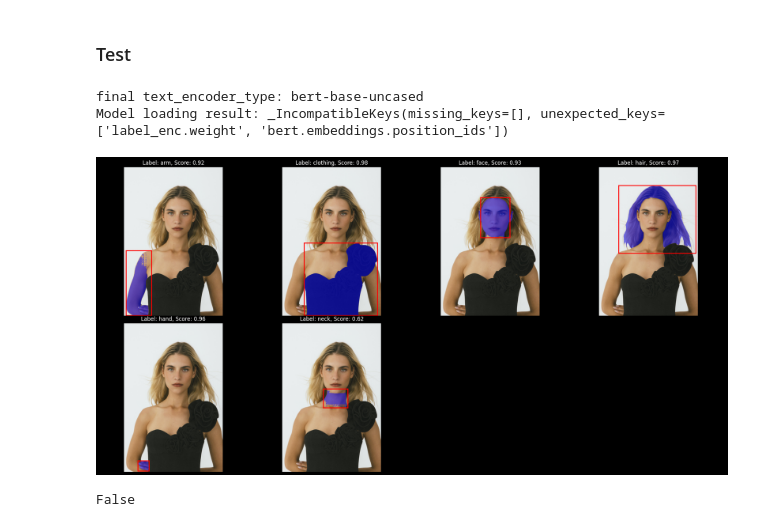
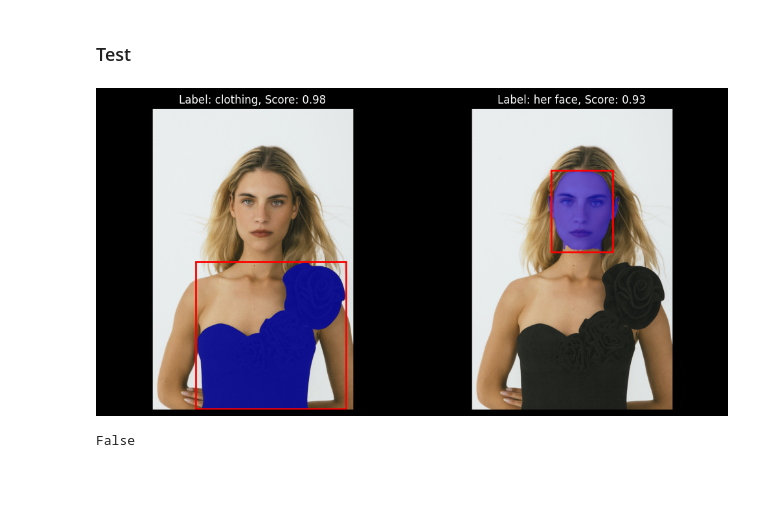
Before and after one commit to MnLgt/ImagenHeap, a Jupyter notebook: segment_example.ipynb, the cells around one changed output. Drawn from its saved outputs; the diff is of its cells as text; code cells hidden in the pictures; blank space fills up the shorter version.

```diff
--- a/segment_example.ipynb
+++ b/segment_example.ipynb
@@ -46,22 +46,20 @@ def get_masks(
     )
     return sam_results
 # %%
-text_prompt = ["hair", "face", "neck", "arm", "hand", "back", "leg", "clothing", "phone", "hat", "foot"]
+text_prompt = ["hair", "her face", "neck", "arm", "hand", "back", "leg", "clothing", "phone", "hat", "foot"]
 
 text_prompt = ".".join(text_prompt)
 
 labels_dict = {prompt.strip(): idx for idx, prompt in enumerate(text_prompt.split("."))}
 
 
 url = "https://i.pinimg.com/originals/68/82/ce/6882cefe21f75234697e8508eb6a3232.jpg"
 
 sam_results = get_masks(text_prompt, [url], labels_dict, box_threshold=0.3, text_threshold=0.35, include_polygons=False)
 
 sam_results.display_results(prompt_label="label")
 # %% [output]
-final text_encoder_type: bert-base-uncased
-Model loading result: _IncompatibleKeys(missing_keys=[], unexpected_keys=['label_enc.weight', 'bert.embeddings.position_ids'])
-[figure, old version]
+[figure, new version]
 # %%
 # determine if the tensor is empty
 unformatted_results[0].get('boxes').shape[0] == 0
```
Also changed, not shown: 17 other files.
